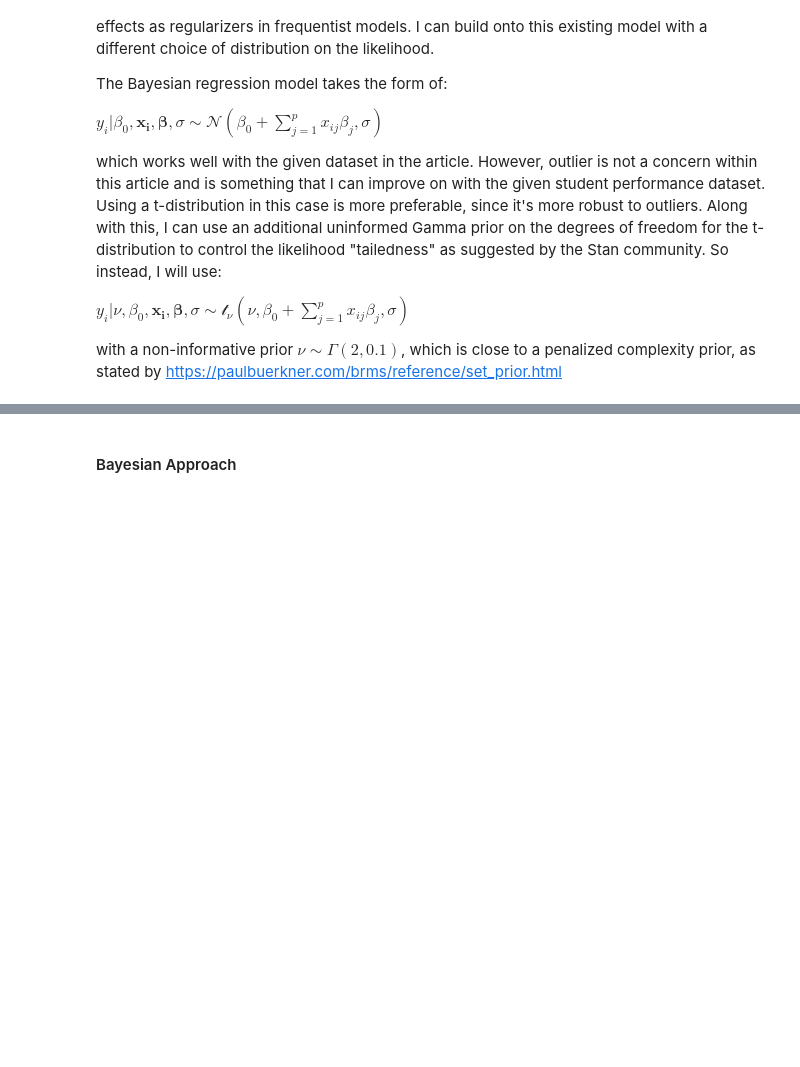
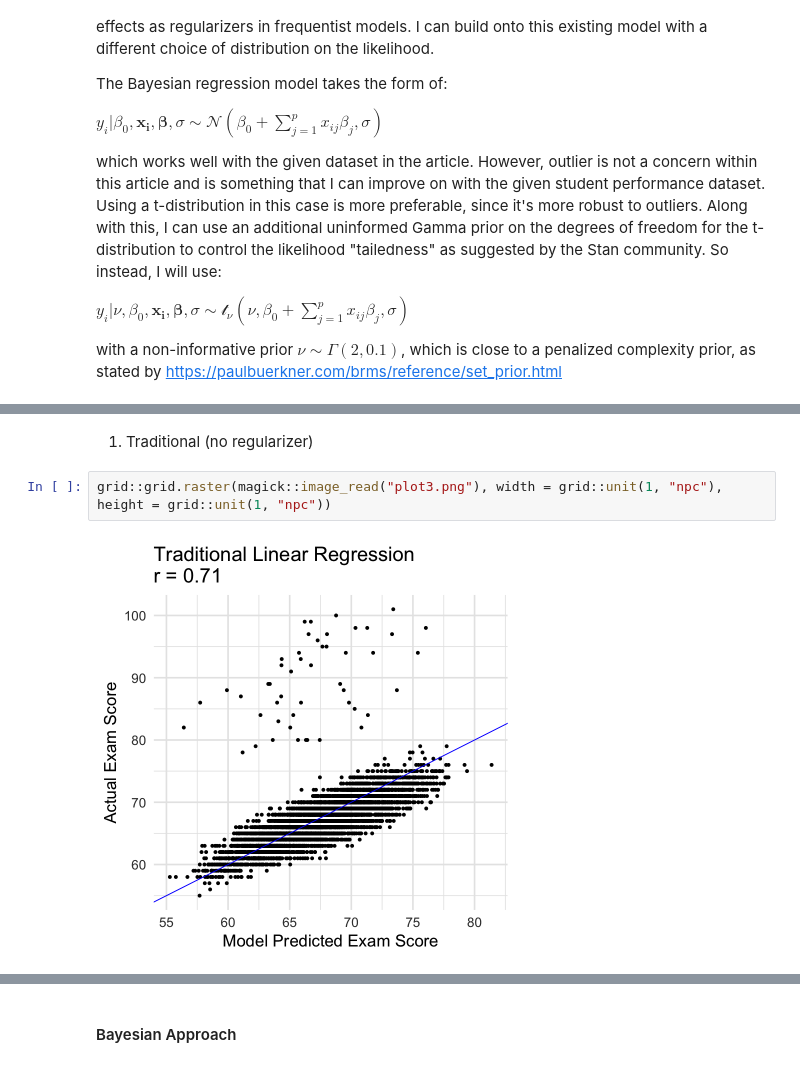
Before and after one commit to hd54/stat447c, a Jupyter notebook: report.ipynb, the cells around one changed output, grey strips where cells are left out. Cells and saved outputs as stored; diff of their text form; blank space fills up the shorter version.

```diff
--- a/report.ipynb
+++ b/report.ipynb
@@ -96,2 +98,8 @@ The exam scores are also roughly following a normal distribution
+# %% [markdown]
+1. Traditional (no regularizer)
+# %%
+grid::grid.raster(magick::image_read("plot3.png"), width = grid::unit(1, "npc"), height = grid::unit(1, "npc"))
+# %% [output]
+[figure, added]
 # %% [markdown]
 2. LASSO regression
```
Also changed, not shown: parts of 14 cells of this notebook, 1 other file.
